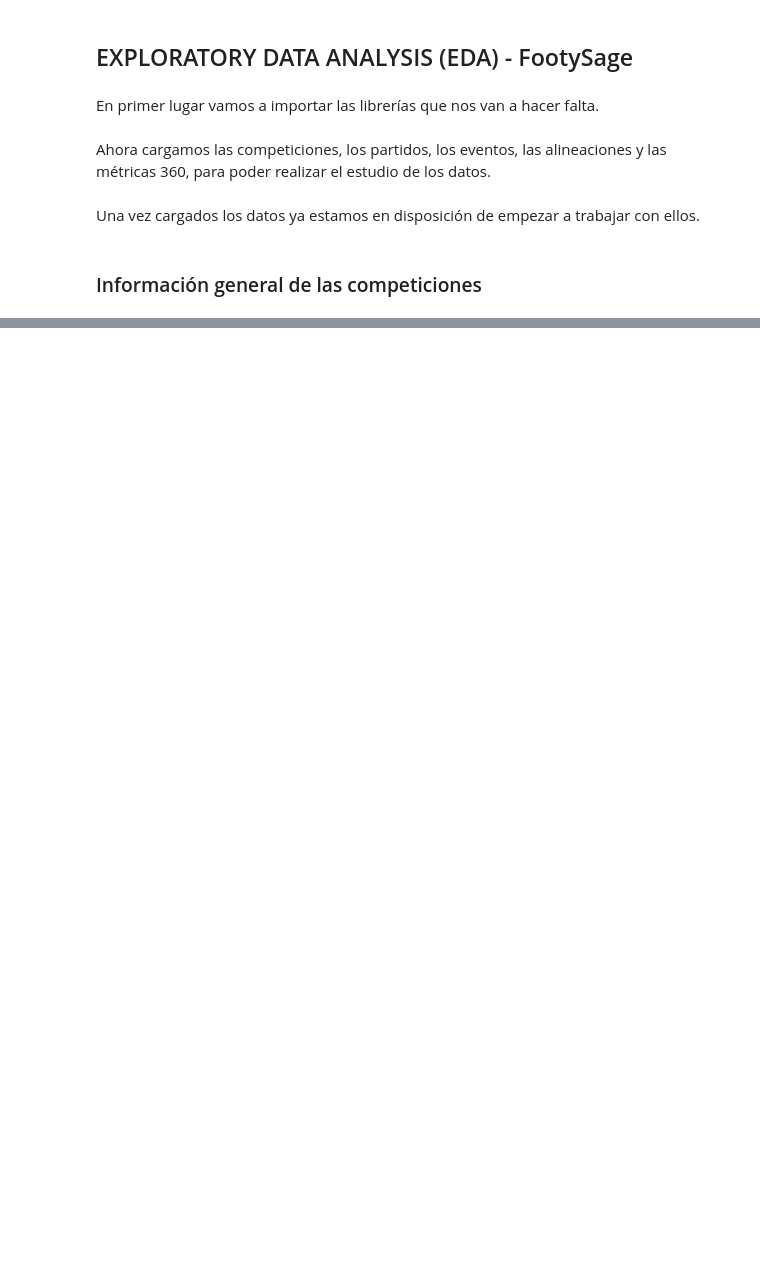
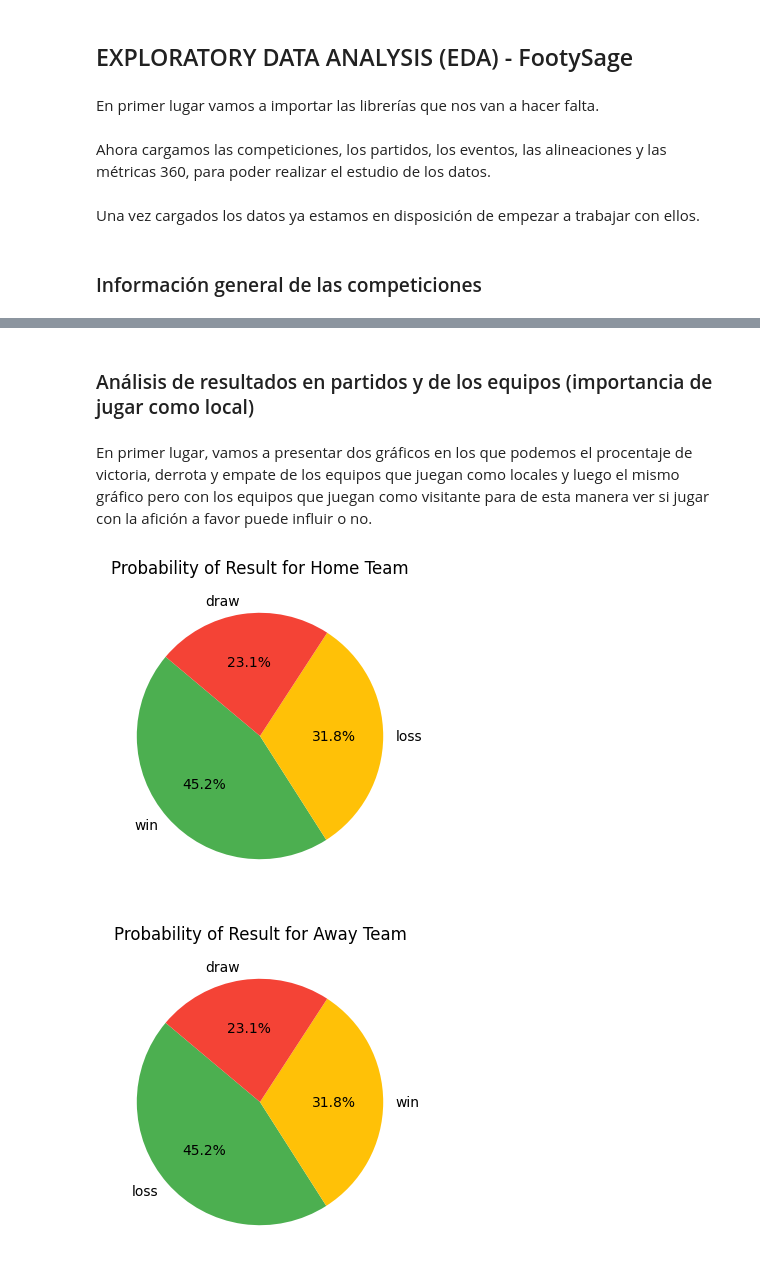
Before and after one commit to Jaime-Linares/EDA-FootySage, a Jupyter notebook: EDA(FootySage).ipynb, the cells around one changed output, grey strips where cells are left out. Saved outputs shown, nothing was run; the diff lists cells and outputs as text; code cells hidden in the pictures; blank space fills up the shorter version.

Commit message:
[feat] general information on competitions and analysis of results

```diff
--- a/EDA(FootySage).ipynb
+++ b/EDA(FootySage).ipynb
@@ -75,0 +81,47 @@ Como podemos observar hay varias competiciones que no tienen todos los datos com
+# %% [markdown]
+### Análisis de resultados en partidos y de los equipos (importancia de jugar como local)
+# %% [markdown]
+En primer lugar, vamos a presentar dos gráficos en los que podemos el procentaje de victoria, derrota y empate de los equipos que juegan como locales y luego el mismo gráfico pero con los equipos que juegan como visitante para de esta manera ver si jugar con la afición a favor puede influir o no.
+# %%
+# función para crear columna para el resultado del equipo local
+def home_team_result(row):
+    if row['home_score'] > row['away_score']:
+        return 'win'
+    elif row['home_score'] == row['away_score']:
+        return 'draw'
+    else:
+        return 'loss'
+
+# función para crear columna para el resultado del equipo visitante
+def away_team_result(row):
+    if row['away_score'] > row['home_score']:
+        return 'win'
+    elif row['away_score'] == row['home_score']:
+        return 'draw'
+    else:
+        return 'loss'
+# %%
+# aplicar las funciones para calcular los resultados desde ambas perspectivas
+matches_df['home_result'] = matches_df.apply(home_team_result, axis=1)
+matches_df['away_result'] = matches_df.apply(away_team_result, axis=1)
+# %%
+# contamos los resultados para los equipos locales
+home_results_counts = matches_df['home_result'].value_counts(normalize=True)
+
+# contamos los resultados para los equipos visitantes
+away_results_counts = matches_df['away_result'].value_counts(normalize=True)
+# %%
+# gráfico de sectores para equipos locales
+plt.figure(figsize=(4,4))
+plt.pie(home_results_counts, labels=home_results_counts.index, autopct='%1.1f%%', startangle=140, colors=['#4CAF50', '#FFC107', '#F44336'])
+plt.title('Probability of Result for Home Team')
+plt.show()
+
+# gráfico de sectores para equipos visitantes
+plt.figure(figsize=(4,4))
+plt.pie(away_results_counts, labels=away_results_counts.index, autopct='%1.1f%%', startangle=140, colors=['#4CAF50', '#FFC107', '#F44336'])
+plt.title('Probability of Result for Away Team')
+plt.show()
+# %% [output]
+[figure, added]
+[figure, added]
```
Also changed, not shown: parts of 15 cells of this notebook.
